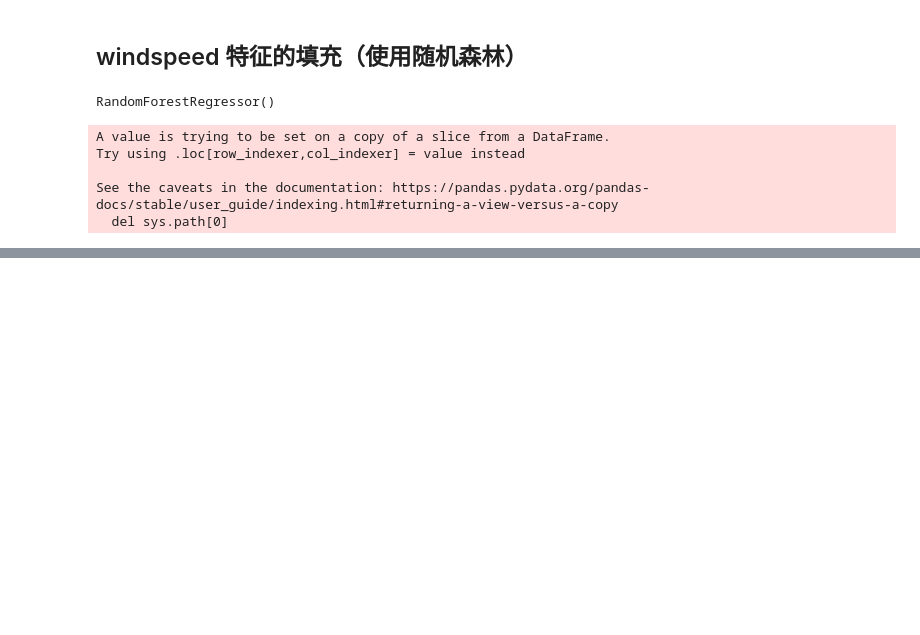
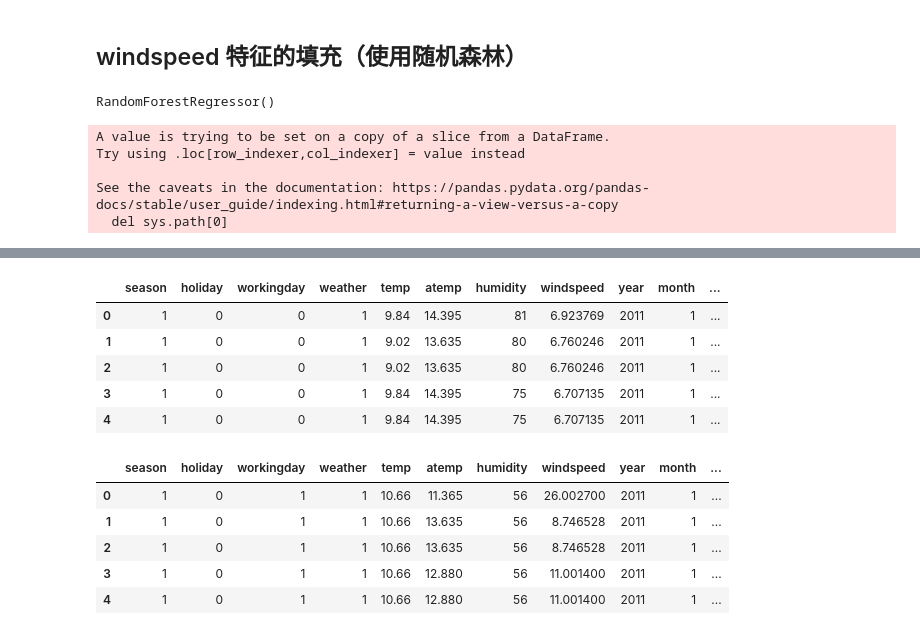
Before and after one commit to Giyn/BikeSharingDemand, a Jupyter notebook: FeatureEngineering.ipynb, the cells around one changed output, grey strips where cells are left out. Saved outputs shown, nothing was run; the diff lists cells and outputs as text; code cells hidden in the pictures; blank space fills up the shorter version.

```diff
--- a/FeatureEngineering.ipynb
+++ b/FeatureEngineering.ipynb
@@ -131,0 +141,10 @@ raw_data.head()
+# %%
+train_data = raw_data[pd.notnull(raw_data['count'])].sort_values(by=["datetime"])
+test_data = raw_data[~pd.notnull(raw_data['count'])].sort_values(by=["datetime"])
+
+train_data.reset_index(inplace=True)
+test_data.reset_index(inplace=True)
+train_data.drop('index', inplace=True, axis=1)
+test_data.drop('index', inplace=True, axis=1)
+
+train_labels = train_data["count"]
@@ -131,0 +166,20 @@ raw_data.head()
+# %%
+features = ['season', 'holiday', 'workingday', 'weather', 'temp', 'atemp',
+            'humidity', 'windspeed', 'year', 'month', 'weekday', 'hour']
+train_data = train_data[features]
+test_data = test_data[features]
+train_data.head()
+test_data.head()
+# %% [output]
+|  | season | holiday | workingday | weather | temp | atemp | humidity | windspeed | year | month | ... |
+| 0 | 1 | 0 | 0 | 1 | 9.84 | 14.395 | 81 | 6.923769 | 2011 | 1 | ... |
+| 1 | 1 | 0 | 0 | 1 | 9.02 | 13.635 | 80 | 6.760246 | 2011 | 1 | ... |
+| 2 | 1 | 0 | 0 | 1 | 9.02 | 13.635 | 80 | 6.760246 | 2011 | 1 | ... |
+| 3 | 1 | 0 | 0 | 1 | 9.84 | 14.395 | 75 | 6.707135 | 2011 | 1 | ... |
+| 4 | 1 | 0 | 0 | 1 | 9.84 | 14.395 | 75 | 6.707135 | 2011 | 1 | ... |
+|  | season | holiday | workingday | weather | temp | atemp | humidity | windspeed | year | month | ... |
+| 0 | 1 | 0 | 1 | 1 | 10.66 | 11.365 | 56 | 26.002700 | 2011 | 1 | ... |
+| 1 | 1 | 0 | 1 | 1 | 10.66 | 13.635 | 56 | 8.746528 | 2011 | 1 | ... |
+| 2 | 1 | 0 | 1 | 1 | 10.66 | 13.635 | 56 | 8.746528 | 2011 | 1 | ... |
+| 3 | 1 | 0 | 1 | 1 | 10.66 | 12.880 | 56 | 11.001400 | 2011 | 1 | ... |
+| 4 | 1 | 0 | 1 | 1 | 10.66 | 12.880 | 56 | 11.001400 | 2011 | 1 | ... |
```
Also changed, not shown: parts of 9 cells of this notebook.
